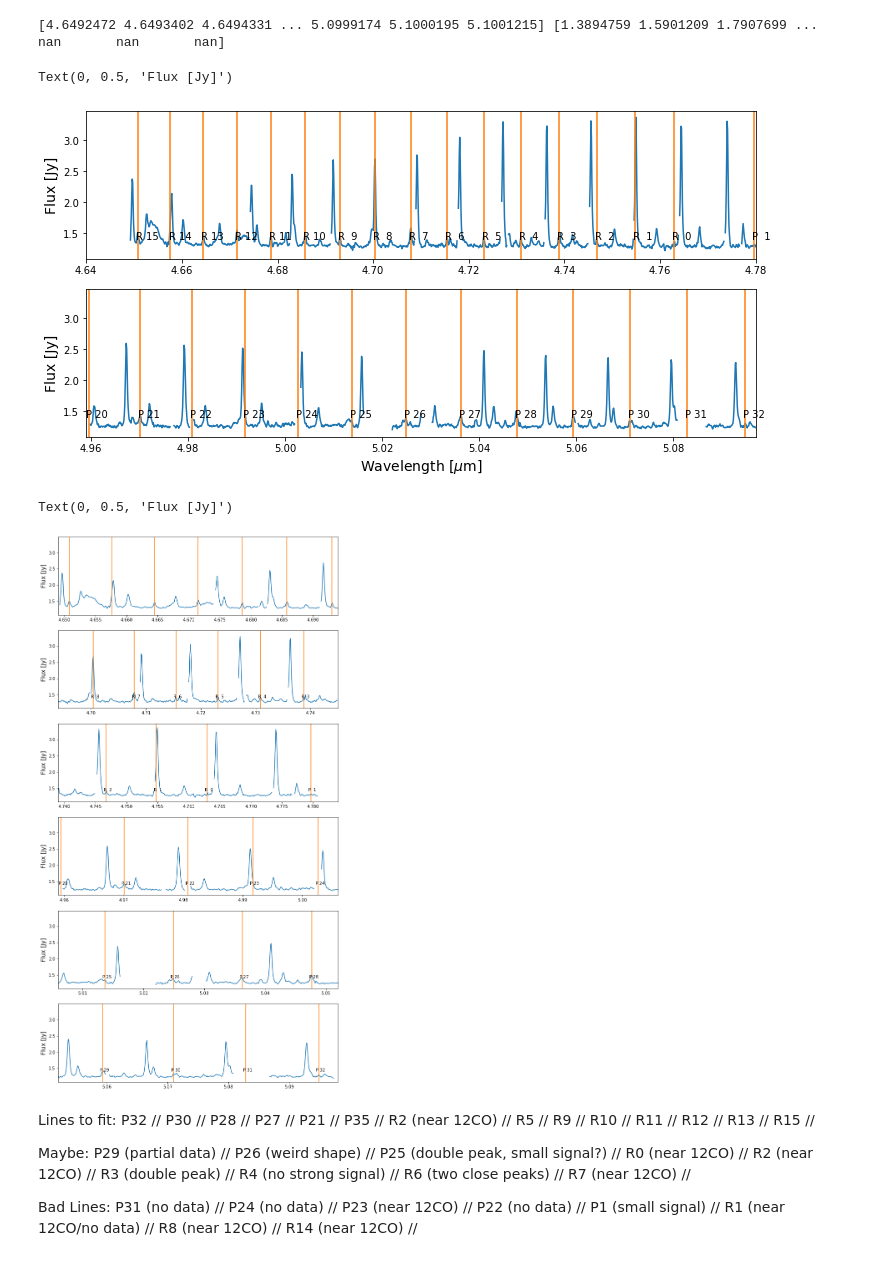
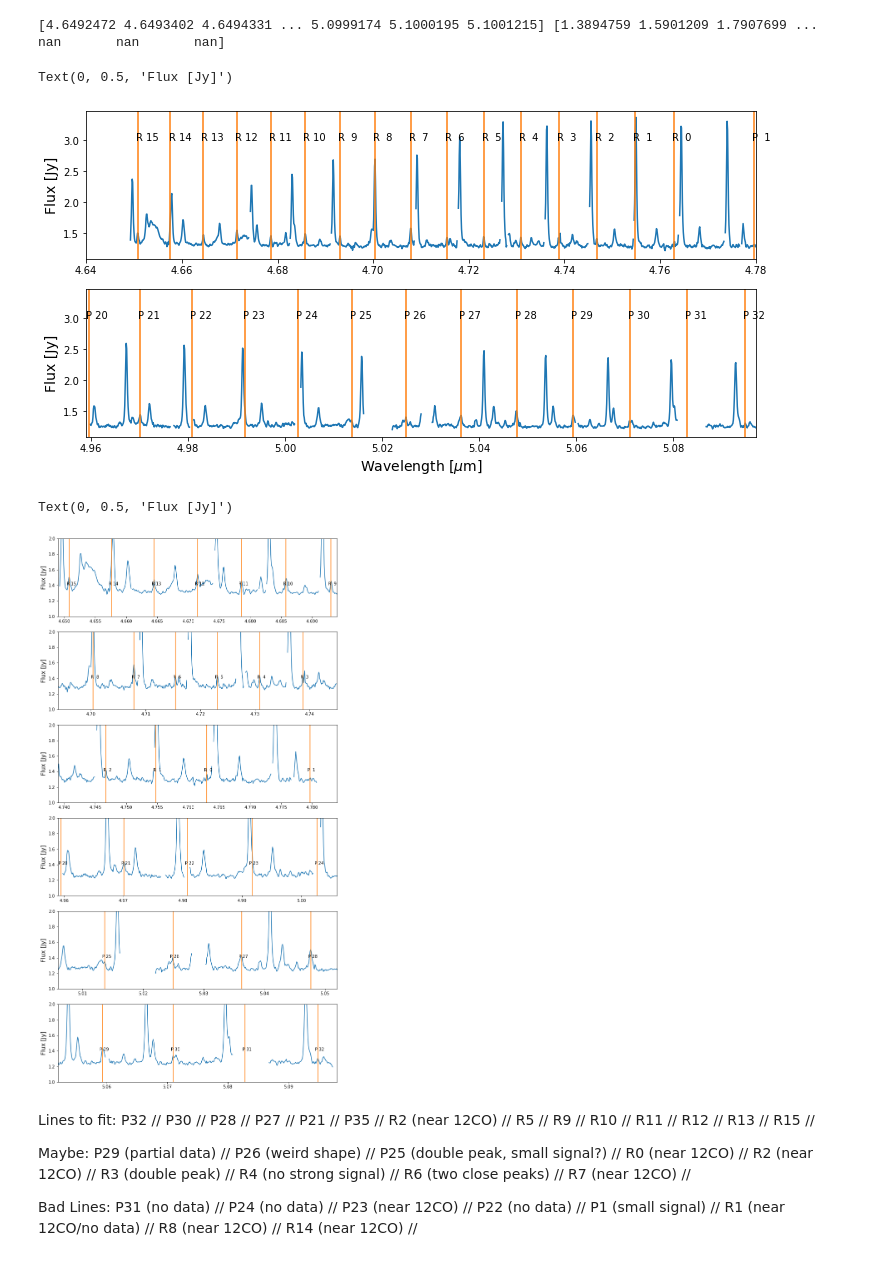
Before and after one commit to knolan9/kiranolan_thesis, a Jupyter notebook: DR Tau-13CO.ipynb, the cells around one changed output. Saved outputs shown, nothing was run; the diff lists cells and outputs as text; code cells hidden in the pictures.

```diff
--- a/DR Tau-13CO.ipynb
+++ b/DR Tau-13CO.ipynb
@@ -54,7 +50,7 @@ ax1.set_xlim(4.64,4.78) #first half of wavelength range
 for i,mywave in enumerate(wave_test):
     if( (mywave>4.64) & (mywave<4.78) ):
         ax1.axvline(mywave,color='C1')
-        ax1.text(hitran_data['wave'][i],1.4,hitran_data['Qpp'][i].strip())
+        ax1.text(hitran_data['wave'][i],3,hitran_data['Qpp'][i].strip())
 ax1.set_ylabel('Flux [Jy]',fontsize=14)
 
 ax2=fig.add_subplot(212)
@@ -63,27 +59,29 @@ ax2.set_xlim(4.959,5.097) #second half of wavelength range
 for i,mywave in enumerate(wave_test):
     if( (mywave>4.959) & (mywave<5.097) ):
         ax2.axvline(mywave,color='C1')
-        ax2.text(hitran_data['wave'][i],1.4,hitran_data['Qpp'][i].strip())
+        ax2.text(hitran_data['wave'][i],3,hitran_data['Qpp'][i].strip())
 ax2.set_xlabel('Wavelength [$\mu$m]',fontsize=14)
 ax2.set_ylabel('Flux [Jy]',fontsize=14)
 # %% [output]
 Text(0, 0.5, 'Flux [Jy]')
-[figure, old version]
+[figure, new version]
 # %%
 figa=plt.figure(figsize=(12,24))
 
 axa1=figa.add_subplot(611)
 axa1.plot(wave,flux)
 axa1.set_xlim(4.649,4.694) #first half of wavelength range
+axa1.set_ylim(1.0,2.0)
 for i,mywave in enumerate(wave_test):
     if( (mywave>4.649) & (mywave<4.694) ):
         axa1.axvline(mywave,color='C1')
-        #axa1.text(hitran_data['wave'][i],1.4,hitran_data['Qpp'][i].strip())
+        axa1.text(hitran_data['wave'][i],1.4,hitran_data['Qpp'][i].strip())
 axa1.set_ylabel('Flux [Jy]',fontsize=14)
 
 axa2=figa.add_subplot(612)
 axa2.plot(wave,flux)
 axa2.set_xlim(4.694,4.745) #first half of wavelength range
+axa2.set_ylim(1.0,2.0)
 for i,mywave in enumerate(wave_test):
     if( (mywave>4.694) & (mywave<4.745) ):
         axa2.axvline(mywave,color='C1')
@@ -93,6 +91,7 @@ axa2.set_ylabel('Flux [Jy]',fontsize=14)
 axa3=figa.add_subplot(613)
 axa3.plot(wave,flux)
 axa3.set_xlim(4.739,4.784) #first half of wavelength range
+axa3.set_ylim(1.0,2.0)
 for i,mywave in enumerate(wave_test):
     if( (mywave>4.739) & (mywave<4.784) ):
         axa3.axvline(mywave,color='C1')
@@ -100,34 +99,37 @@ for i,mywave in enumerate(wave_test):
 axa3.set_ylabel('Flux [Jy]',fontsize=14)
 
 axa4=figa.add_subplot(614)
 axa4.plot(wave,flux)
 axa4.set_xlim(4.959,5.006) #first half of wavelength range
+axa4.set_ylim(1.0,2.0)
 for i,mywave in enumerate(wave_test):
     if( (mywave>4.959) & (mywave<5.006) ):
         axa4.axvline(mywave,color='C1')
         axa4.text(hitran_data['wave'][i],1.4,hitran_data['Qpp'][i].strip())
 axa4.set_ylabel('Flux [Jy]',fontsize=14)
 
 axa5=figa.add_subplot(615)
 axa5.plot(wave,flux)
 axa5.set_xlim(5.006,5.052) #first half of wavelength range
+axa5.set_ylim(1.0,2.0)
 for i,mywave in enumerate(wave_test):
     if( (mywave>5.006) & (mywave<5.052) ):
         axa5.axvline(mywave,color='C1')
         axa5.text(hitran_data['wave'][i],1.4,hitran_data['Qpp'][i].strip())
 axa5.set_ylabel('Flux [Jy]',fontsize=14)
 
 axa6=figa.add_subplot(616)
 axa6.plot(wave,flux)
 axa6.set_xlim(5.052,5.098) #first half of wavelength range
+axa6.set_ylim(1.0,2.0)
 for i,mywave in enumerate(wave_test):
     if( (mywave>5.052) & (mywave<5.098) ):
         axa6.axvline(mywave,color='C1')
         axa6.text(hitran_data['wave'][i],1.4,hitran_data['Qpp'][i].strip())
 axa6.set_ylabel('Flux [Jy]',fontsize=14)
 # %% [output]
 Text(0, 0.5, 'Flux [Jy]')
-[figure, old version]
+[figure, new version]
 # %% [markdown]
 Lines to fit:
 P32 //
```
Also changed, not shown: parts of 23 cells of this notebook, 3 other files.
